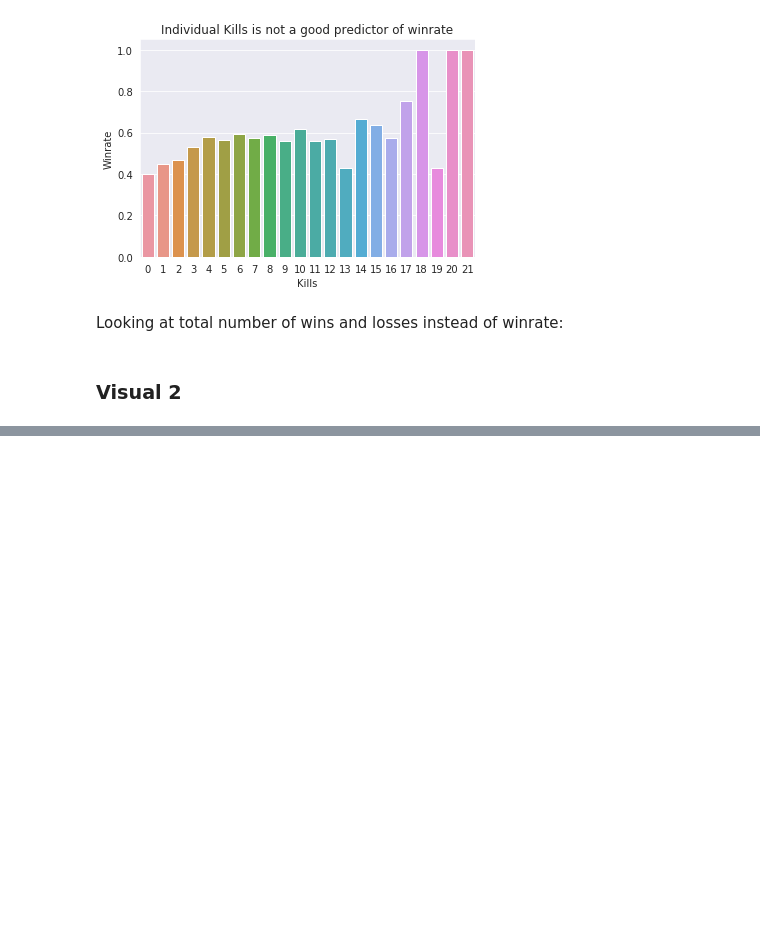
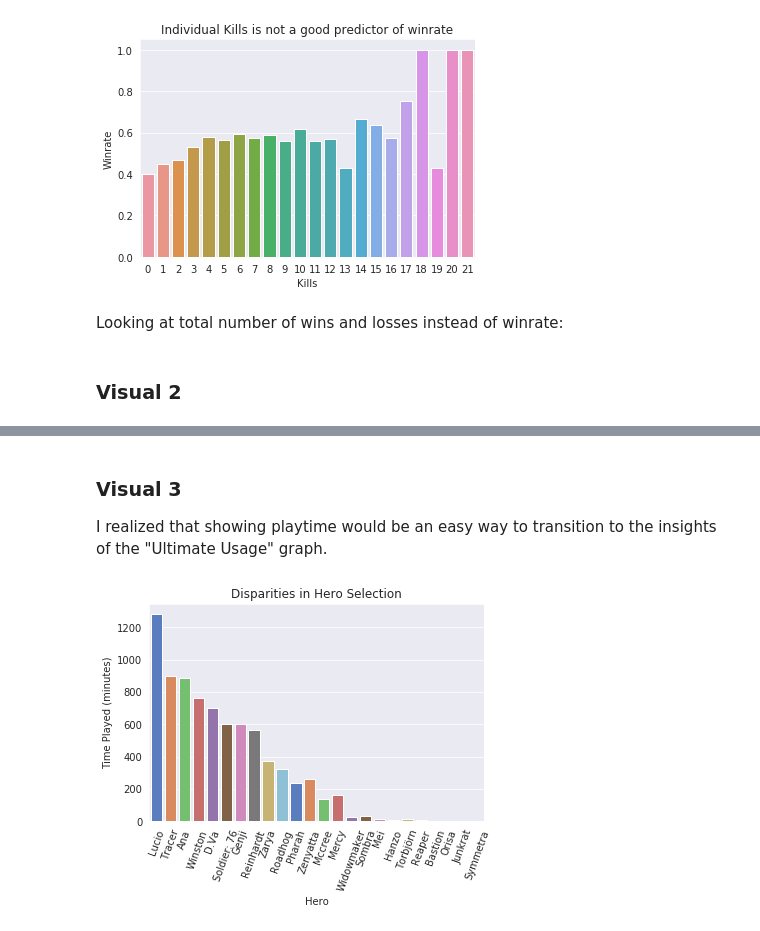
Before and after one commit to mvkumar14/Lambda-Portfolio, a Jupyter notebook: Unit1_Build_Week_102419.ipynb, the cells around one changed output, grey strips where cells are left out. Cells and saved outputs as stored; diff of their text form; code cells hidden in the pictures; blank space fills up the shorter version.

```diff
--- a/Unit1_Build_Week_102419.ipynb
+++ b/Unit1_Build_Week_102419.ipynb
@@ -1403,0 +1419,16 @@ ax.set_title('Influence of "Kills" on Game Outcome');
+# %% [markdown]
+### Visual 3
+
+I realized that showing playtime would be an easy way to transition to the insights of the "Ultimate Usage" graph.
+# %%
+# 'timeplayed_m'
+fig,ax =plt.subplots()
+sns.barplot(x='hero',y=hpt.timeplayed/60,data=hpt,ci=None,ax=ax,palette=sns.color_palette('muted'))
+for item in ax.get_xticklabels():
+    item.set_rotation(70)
+ax.set_ylabel('Time Played (minutes)')
+ax.set_xlabel('Hero')
+ax.set_title('Disparities in Hero Selection')
+fig.savefig('visual3.svg', format='svg', dpi=1200)
+# %% [output]
+[figure, added]
```
Also changed, not shown: parts of 7 cells of this notebook.
